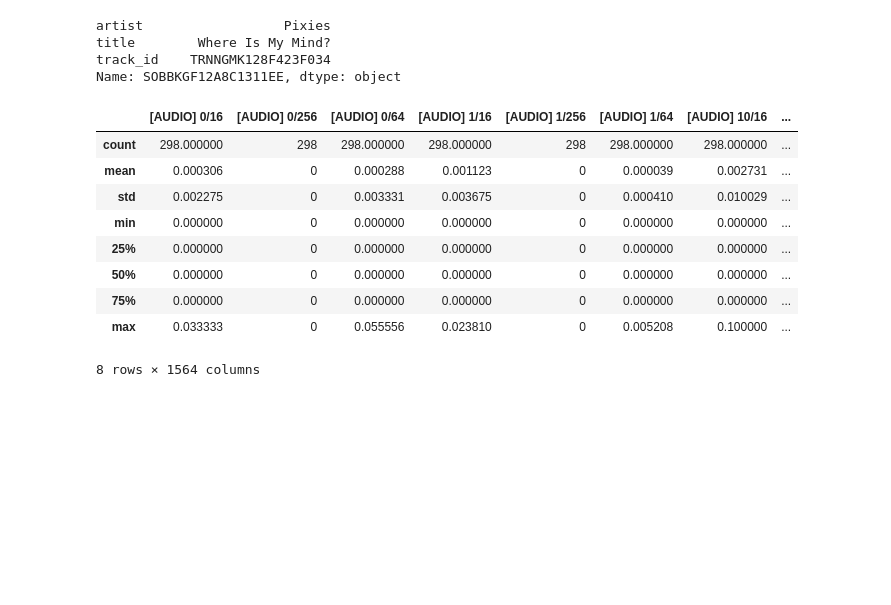
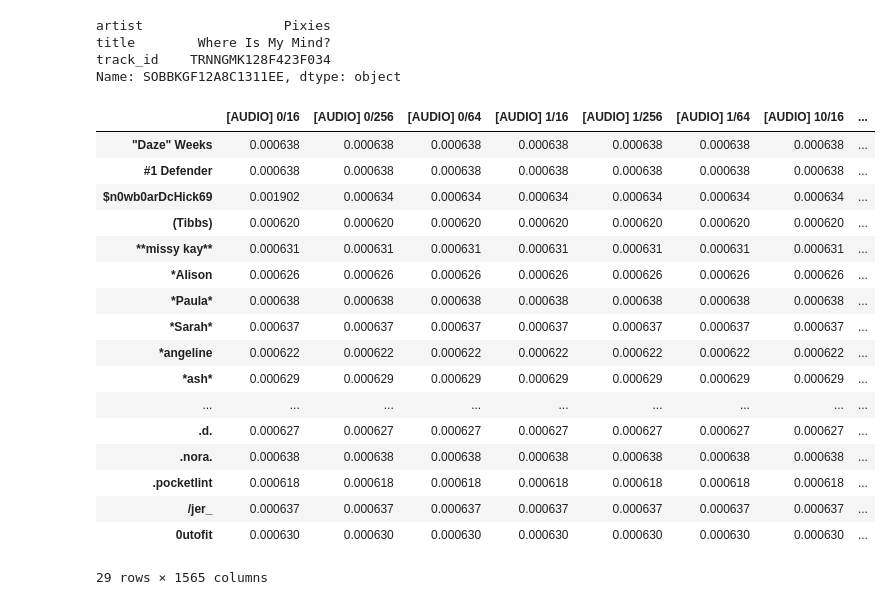
Before and after one commit to bmcfee/playlist_recommender, a Jupyter notebook: code/notebooks/07 - Usage statistics.ipynb, the cells around one changed output. Drawn from its saved outputs; the diff is of its cells as text; code cells hidden in the pictures; blank space fills up the shorter version.

```diff
--- a/code/notebooks/07 - Usage statistics.ipynb
+++ b/code/notebooks/07 - Usage statistics.ipynb
@@ -253,19 +214,27 @@ track_id    TRNNGMK128F423F034
 Name: SOBBKGF12A8C1311EE, dtype: object
 # %%
 p_egu = p_edge_given_user(H_frame, playlists)
+# %%
+p_egu
+# %% [output]
+|  | [AUDIO] 0/16 | [AUDIO] 0/256 | [AUDIO] 0/64 | [AUDIO] 1/16 | [AUDIO] 1/256 | [AUDIO] 1/64 | [AUDIO] 10/16 | ... |
+| "Daze" Weeks | 0.000638 | 0.000638 | 0.000638 | 0.000638 | 0.000638 | 0.000638 | 0.000638 | ... |
+| #1 Defender | 0.000638 | 0.000638 | 0.000638 | 0.000638 | 0.000638 | 0.000638 | 0.000638 | ... |
+| $n0wb0arDcHick69 | 0.001902 | 0.000634 | 0.000634 | 0.000634 | 0.000634 | 0.000634 | 0.000634 | ... |
+| (Tibbs) | 0.000620 | 0.000620 | 0.000620 | 0.000620 | 0.000620 | 0.000620 | 0.000620 | ... |
+| **missy kay** | 0.000631 | 0.000631 | 0.000631 | 0.000631 | 0.000631 | 0.000631 | 0.000631 | ... |
+| *Alison | 0.000626 | 0.000626 | 0.000626 | 0.000626 | 0.000626 | 0.000626 | 0.000626 | ... |
+| *Paula* | 0.000638 | 0.000638 | 0.000638 | 0.000638 | 0.000638 | 0.000638 | 0.000638 | ... |
+| *Sarah* | 0.000637 | 0.000637 | 0.000637 | 0.000637 | 0.000637 | 0.000637 | 0.000637 | ... |
+| *angeline | 0.000622 | 0.000622 | 0.000622 | 0.000622 | 0.000622 | 0.000622 | 0.000622 | ... |
+| *ash* | 0.000629 | 0.000629 | 0.000629 | 0.000629 | 0.000629 | 0.000629 | 0.000629 | ... |
+| ... | ... | ... | ... | ... | ... | ... | ... | ... |
+| .d. | 0.000627 | 0.000627 | 0.000627 | 0.000627 | 0.000627 | 0.000627 | 0.000627 | ... |
+| .nora. | 0.000638 | 0.000638 | 0.000638 | 0.000638 | 0.000638 | 0.000638 | 0.000638 | ... |
+| .pocketlint | 0.000618 | 0.000618 | 0.000618 | 0.000618 | 0.000618 | 0.000618 | 0.000618 | ... |
+| /jer_ | 0.000637 | 0.000637 | 0.000637 | 0.000637 | 0.000637 | 0.000637 | 0.000637 | ... |
+| 0utofit | 0.000630 | 0.000630 | 0.000630 | 0.000630 | 0.000630 | 0.000630 | 0.000630 | ... |
+29 rows × 1565 columns
 # %%
 P = p_song_given_user(playlists, spe, p_egu)
-# %%
-S.drop('[UNIFORM]', axis=1).describe()
-# %% [output]
-|  | [AUDIO] 0/16 | [AUDIO] 0/256 | [AUDIO] 0/64 | [AUDIO] 1/16 | [AUDIO] 1/256 | [AUDIO] 1/64 | [AUDIO] 10/16 | ... |
-| count | 298.000000 | 298 | 298.000000 | 298.000000 | 298 | 298.000000 | 298.000000 | ... |
-| mean | 0.000306 | 0 | 0.000288 | 0.001123 | 0 | 0.000039 | 0.002731 | ... |
-| std | 0.002275 | 0 | 0.003331 | 0.003675 | 0 | 0.000410 | 0.010029 | ... |
-| min | 0.000000 | 0 | 0.000000 | 0.000000 | 0 | 0.000000 | 0.000000 | ... |
-| 25% | 0.000000 | 0 | 0.000000 | 0.000000 | 0 | 0.000000 | 0.000000 | ... |
-| 50% | 0.000000 | 0 | 0.000000 | 0.000000 | 0 | 0.000000 | 0.000000 | ... |
-| 75% | 0.000000 | 0 | 0.000000 | 0.000000 | 0 | 0.000000 | 0.000000 | ... |
-| max | 0.033333 | 0 | 0.055556 | 0.023810 | 0 | 0.005208 | 0.100000 | ... |
-8 rows × 1564 columns
 # %%
```
Also changed, not shown: parts of 14 cells of this notebook.
